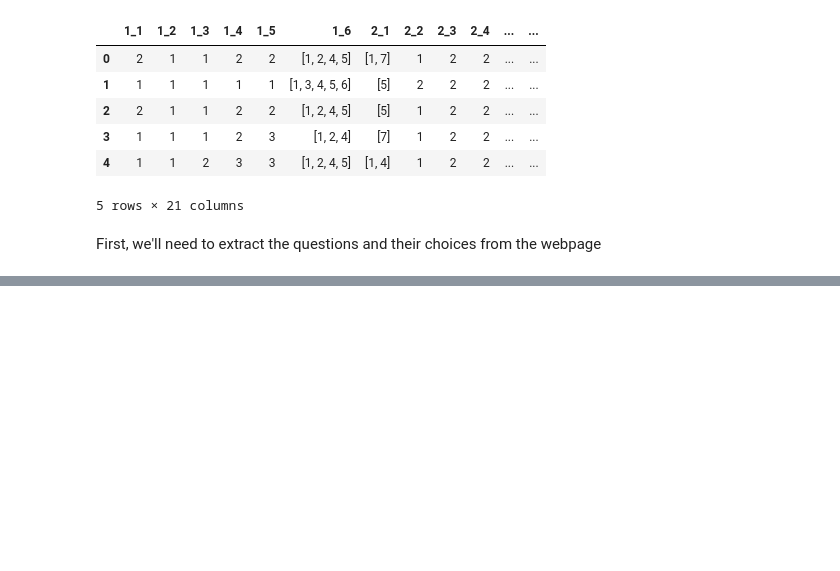
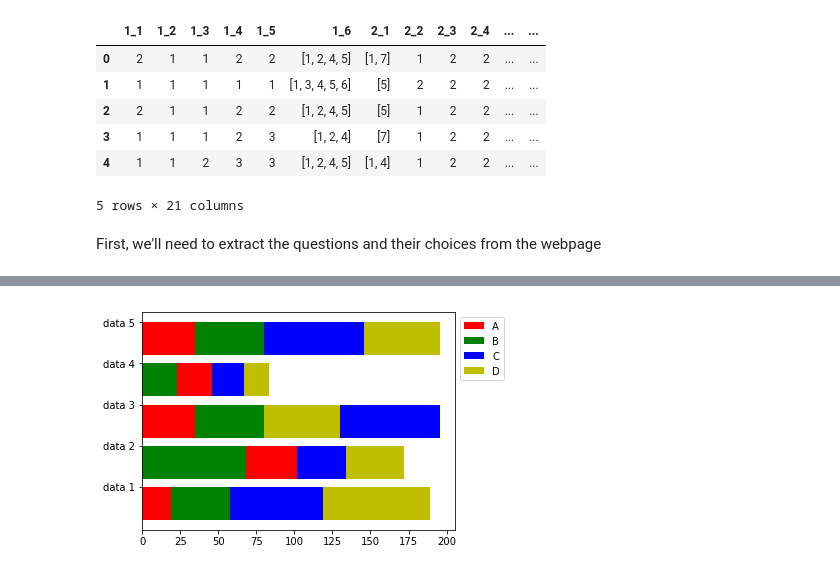
Before and after one commit to smitheric95/AB-Testing-Form, a Jupyter notebook: Data Analysis/Survey Data Analysis.ipynb, the cells around one changed output, grey strips where cells are left out. Drawn from its saved outputs; the diff is of its cells as text; code cells hidden in the pictures; blank space fills up the shorter version.

Commit message:
fixed incorrect xtic label bug

```diff
--- a/Data Analysis/Survey Data Analysis.ipynb
+++ b/Data Analysis/Survey Data Analysis.ipynb
@@ -161,0 +169,35 @@ plt.close()
+# %%
+dataset = [{'A':19, 'B':39, 'C':61, 'D':70},
+           {'A':34, 'B':68, 'C':32, 'D':38},
+           {'A':35, 'B':45, 'C':66, 'D':50},
+           {'A':23, 'B':23, 'C':21, 'D':16},
+           {'A':35, 'B':45, 'C':66, 'D':50}]
+data_orders = [['A', 'B', 'C', 'D'],
+               ['B', 'A', 'C', 'D'],
+               ['A', 'B', 'D', 'C'],
+               ['B', 'A', 'C', 'D'],
+               ['A', 'B', 'C', 'D']]
+colors = ["r","g","b","y"]
+names = sorted(dataset[0].keys())
+values = np.array([[data[name] for name in order] for data,order in zip(dataset, data_orders)])
+lefts = np.insert(np.cumsum(values, axis=1),0,0, axis=1)[:, :-1]
+orders = np.array(data_orders)
+bottoms = np.arange(len(data_orders))
+
+for name, color in zip(names, colors):
+    idx = np.where(orders == name)
+    value = values[idx]
+    left = lefts[idx]
+    plt.bar(left=left, height=0.8, width=value, bottom=bottoms,
+            color=color, orientation="horizontal", label=name)
+plt.yticks(bottoms+0.4, ["data %d" % (t+1) for t in bottoms])
+plt.legend(loc="best", bbox_to_anchor=(1.0, 1.00))
+plt.subplots_adjust(right=0.85)
+plt.show()
+
+# clean the plot object when done
+plt.clf()
+plt.cla()
+plt.close()
+# %% [output]
+[figure, added]
```
Also changed, not shown: parts of 3 cells of this notebook, 1 other file.
